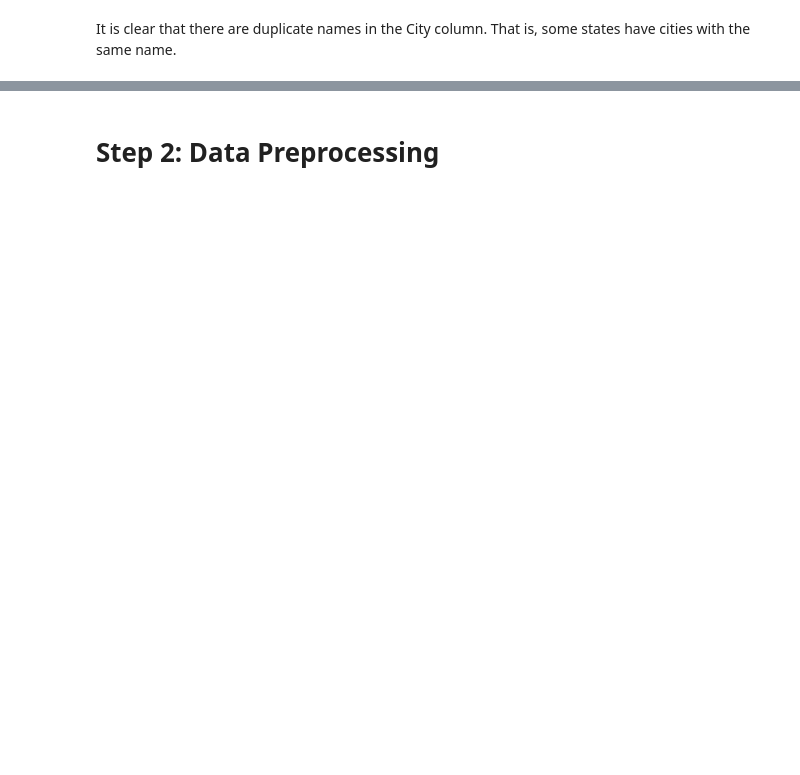
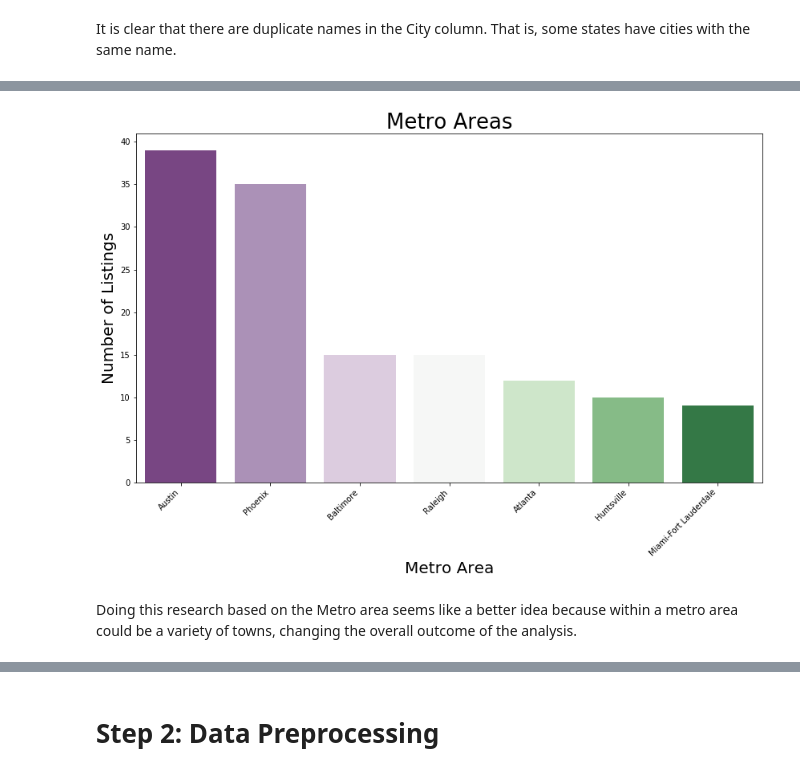
Before and after one commit to daveajstearns/mod4_project, a Jupyter notebook: starter_notebook.ipynb, the cells around one changed output, grey strips where cells are left out. Saved outputs shown, nothing was run; the diff lists cells and outputs as text; code cells hidden in the pictures; blank space fills up the shorter version.

Commit message:
completed city parsing, made melted dataframes

```diff
--- a/starter_notebook.ipynb
+++ b/starter_notebook.ipynb
@@ -106,7 +85,5 @@ Chicago
 # %%
-cities = ['Austin', 'Raleigh','San Jose', 'Seattle','San Francisco','New York','Charlotte',
-          'Dallas','Atlanta','Phoenix','Miami','Denver','Huntsville','Washington DC',
-          'Columbus','Boston','Baltimore','San Diego','Tampa','Chicago']
+cities = ['Austin', 'Raleigh','Atlanta','Phoenix','Miami','Huntsville','Baltimore']
 # %%
 # In order to get Washington DC I needed to change the City value to Washington DC
 # I also need to change the Metro to Washington DC because there is another Metro = Washington
@@ -133,4 +110,4 @@ df[df['CountyName']=='District of Columbia'].head()
 5 rows × 272 columns
 # %%
 # Now going to make a dataframe containing only those in this list
-top_20 = df[df['City'].isin(cities)]
+selected = df[df['City'].isin(cities)]
@@ -357,0 +140,6 @@ def melt_data(df):
+# %%
+# After noting the value counts for cities in the Metro areas
+# I found out that if the value counts is greater than 6
+# The city was from the right state
+# This takes care of those duplicate city names
+selected = selected.groupby('Metro').filter(lambda x: len(x)>7)
@@ -357,0 +157,6 @@ def melt_data(df):
+# %%
+make_value_chart(selected, 'Metro', 'Metro Area', 'Number of Listings', 'Metro Areas')
+# %% [output]
+[figure, added]
+# %% [markdown]
+Doing this research based on the Metro area seems like a better idea because within a metro area could be a variety of towns, changing the overall outcome of the analysis.
```
Also changed, not shown: parts of 64 cells of this notebook.
